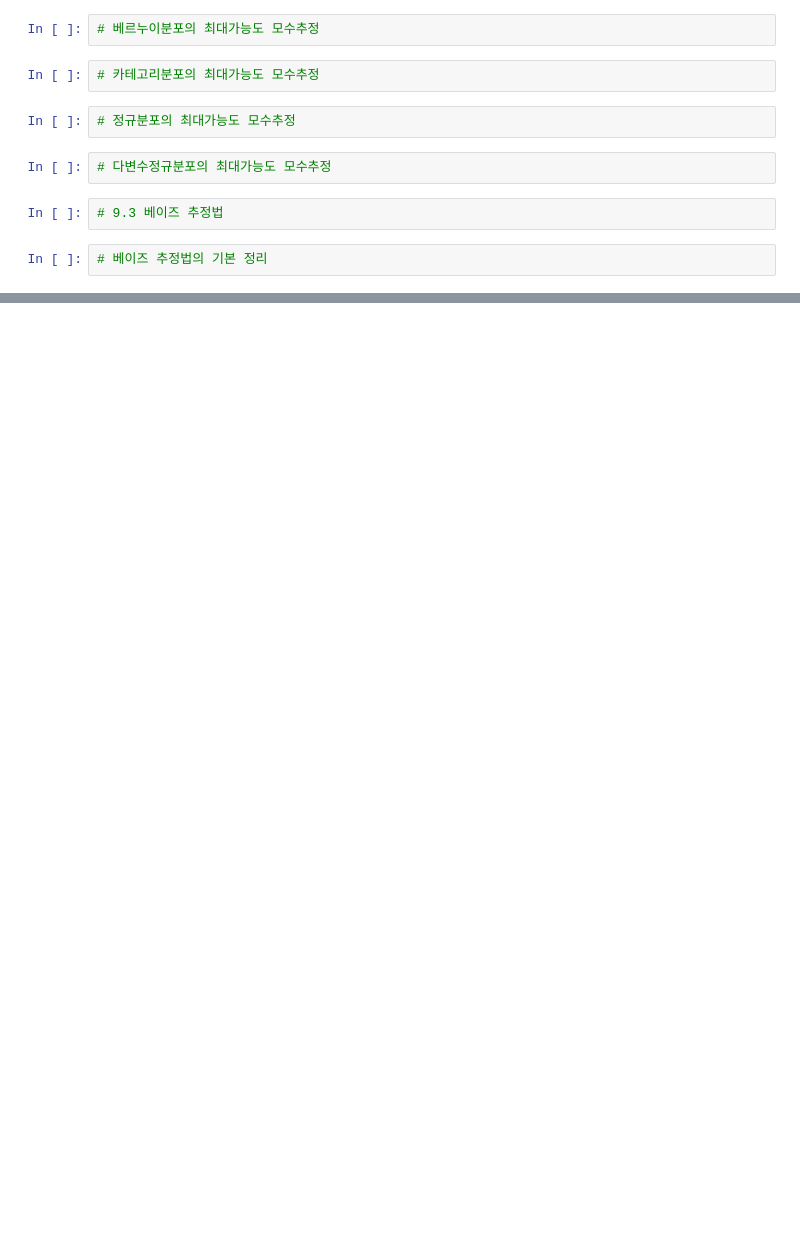
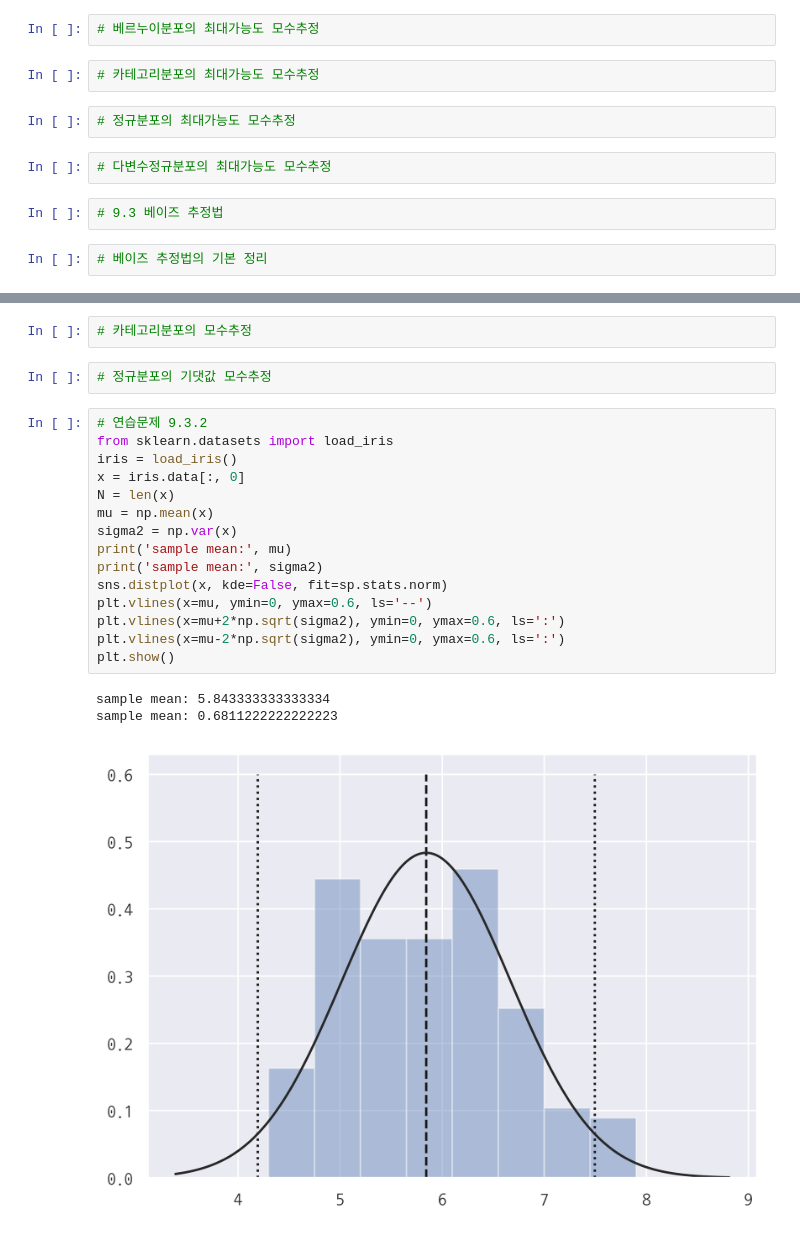
Before and after one commit to hmkim312/TIL, a Jupyter notebook: math/09_추정과 검정.ipynb, the cells around one changed output, grey strips where cells are left out. Saved outputs shown, nothing was run; the diff lists cells and outputs as text; blank space fills up the shorter version.

```diff
--- a/math/09_추정과 검정.ipynb
+++ b/math/09_추정과 검정.ipynb
@@ -56,0 +79,23 @@ df
+# %%
+# 카테고리분포의 모수추정
+# %%
+# 정규분포의 기댓값 모수추정
+# %%
+# 연습문제 9.3.2
+from sklearn.datasets import load_iris
+iris = load_iris()
+x = iris.data[:, 0]
+N = len(x)
+mu = np.mean(x)
+sigma2 = np.var(x)
+print('sample mean:', mu)
+print('sample mean:', sigma2)
+sns.distplot(x, kde=False, fit=sp.stats.norm)
+plt.vlines(x=mu, ymin=0, ymax=0.6, ls='--')
+plt.vlines(x=mu+2*np.sqrt(sigma2), ymin=0, ymax=0.6, ls=':')
+plt.vlines(x=mu-2*np.sqrt(sigma2), ymin=0, ymax=0.6, ls=':')
+plt.show()
+# %% [output]
+sample mean: 5.843333333333334
+sample mean: 0.6811222222222223
+[figure, added]
```
Also changed, not shown: parts of 6 cells of this notebook.
